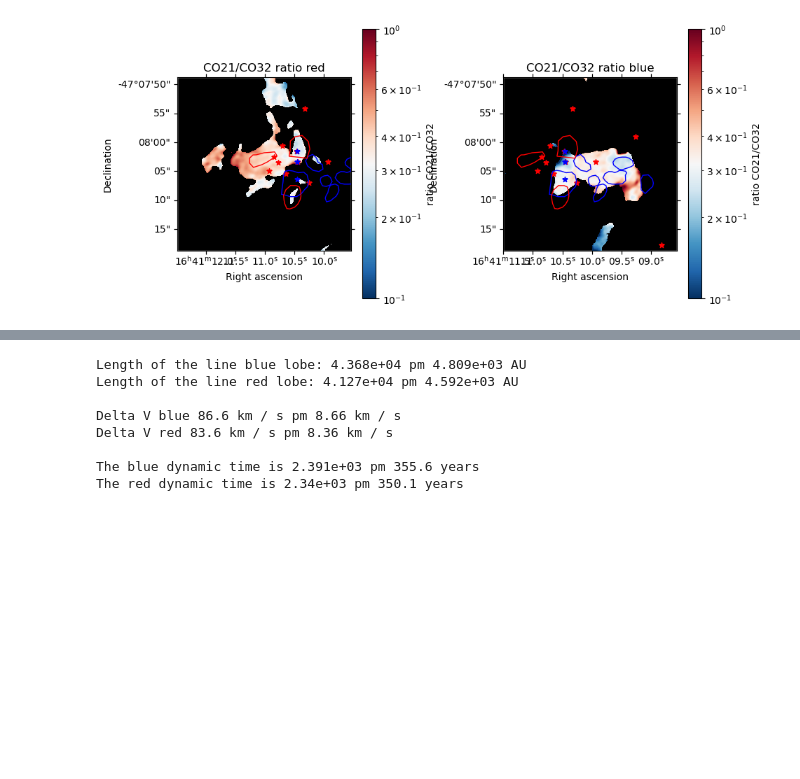
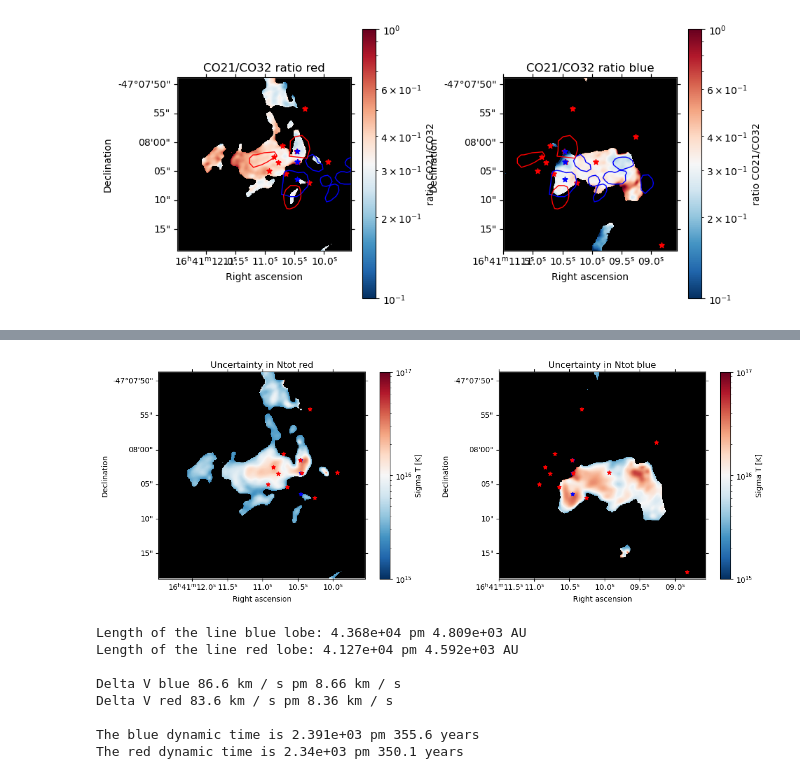
Before and after one commit to femkeballieux/master_project_2, a Jupyter notebook: code/LTERadtrans_RotDiagram_G337.92.ipynb, the cells around one changed output, grey strips where cells are left out. Saved outputs shown, nothing was run; the diff lists cells and outputs as text; code cells hidden in the pictures; blank space fills up the shorter version.

```diff
--- a/code/LTERadtrans_RotDiagram_G337.92.ipynb
+++ b/code/LTERadtrans_RotDiagram_G337.92.ipynb
@@ -343,3 +380,19 @@ N_B6_CO_red_behaved = np.copy(N_B6_CO_red)
 N_B6_CO_red_behaved[np.logical_not(temp_behaved_mask_CO_red)] = np.nan
 N_B6_CO_blue_behaved = np.copy(N_B6_CO_blue)
 N_B6_CO_blue_behaved[np.logical_not(temp_behaved_mask_CO_blue)] = np.nan
+# %%
+"""
+Uncertainty in coldens
+We do propagation of errors on the formula for Ntot. 3 parameters that are uncertain: N_u, Tk en Z.
+Ignore uncertainty on Z, do standard prop of errors on N_u and Tk.
+"""
+
+sigma_Ntot_B6_red = np.sqrt((N_tot(sigma_coldens_B6_red, g_B6, Z_CO_red, Eu_B6_CO, Tk_CO_red))**2 + (N_B6_CO_red*Eu_B6_CO*sigma_Tk_red/(g_B6*Tk_CO_red**2))**2)
+sigma_Ntot_B6_blue = np.sqrt((N_tot(sigma_coldens_B6_blue, g_B6, Z_CO_blue, Eu_B6_CO, Tk_CO_blue))**2 + (N_B6_CO_blue*Eu_B6_CO*sigma_Tk_blue/(g_B6*Tk_CO_blue**2))**2)
+
+sigma_Ntot_B6_red_behaved = np.copy(sigma_Ntot_B6_red)
+sigma_Ntot_B6_red_behaved[np.logical_not(temp_behaved_mask_CO_red)] = np.nan
+sigma_Ntot_B6_blue_behaved = np.copy(sigma_Ntot_B6_blue)
+sigma_Ntot_B6_blue_behaved[np.logical_not(temp_behaved_mask_CO_blue)] = np.nan
+
+print('sigma N red:', np.mean(sigma_Ntot_B6_red_behaved[~np.isnan(sigma_Ntot_B6_red_behaved)]), 'sigma N blue:', np.mean(sigma_Ntot_B6_blue_behaved[~np.isnan(sigma_Ntot_B6_blue_behaved)]))
@@ -515,3 +626,59 @@ plt.savefig(path+'plots/ratio_flux.png', bbox_inches='tight')
+# %%
+"""
+Plot the sigma on uncertainty
+
+"""
+
+#required to plot the colorbars
+norm_ratio_sigma_N = mpl.colors.LogNorm(vmin=1e15, vmax=1e17)
+sm_ratio_sigma_N = cm.ScalarMappable(norm=norm_ratio_sigma_N, cmap=cmap)
+
+#trying to figure out why some spots disappear/are very high
+fig, ax = plt.subplots(1,2, figsize=(15,5), subplot_kw={'projection': wcs_B6_red}) #size horizontal: 20,9.5
+
+#ratio red
+ax[0].imshow(sigma_Ntot_B6_red_behaved.value, origin='lower', cmap='RdBu_r', norm=norm_ratio_sigma_N)
+ax[0].set_facecolor('black')
+ax[0].set_title('Uncertainty in Ntot red')
+ax[0].set_xlabel('Right ascension')
+ax[0].set_ylabel('Declination')
+v.add_beam(ax=ax[0],major=beam_major, minor=beam_minor, angle=beam_pa, color='none', edgecolor='black')
+ax[0].set_xlim(300, 600)
+ax[0].set_ylim(300, 600)
+v.add_scalebar(ax[0], length=1*u.arcsec, label=f"1\" / {((1*u.arcsec).to(u.rad)*d.to(u.pc)).value:.2} pc")
+fig.colorbar(mappable=sm_ratio_sigma_N, ax=ax[0], label='Sigma T [K]')
+
+#ratio blue
+ax[1].imshow(sigma_Ntot_B6_blue_behaved.value, origin='lower', cmap='RdBu_r', norm=norm_ratio_sigma_N)
+ax[1].set_facecolor('black')
+ax[1].set_title('Uncertainty in Ntot blue')
+ax[1].set_xlabel('Right ascension')
+ax[1].set_ylabel('Declination')
+v.add_beam(ax=ax[1],major=beam_major, minor=beam_minor, angle=beam_pa, color='none', edgecolor='black')
+ax[1].set_xlim(400, 700)
+ax[1].set_ylim(300, 600)
+v.add_scalebar(ax[1], length=1*u.arcsec, label=f"1\" / {((1*u.arcsec).to(u.rad)*d.to(u.pc)).value:.2} pc")
+fig.colorbar(mappable=sm_ratio_sigma_N, ax=ax[1], label='Sigma T [K]')
+
+
+ax[0].scatter(hot_cores_RA, hot_cores_DEC, transform=ax[0].get_transform('fk5'), s=30,
+           color='blue', marker='*', label='Hot cores')
+ax[1].scatter(hot_cores_RA, hot_cores_DEC, transform=ax[1].get_transform('fk5'), s=30,
+           color='blue', marker='*', label='Hot cores')
+
+ax[0].scatter(all_cores_coords.ra, all_cores_coords.dec, transform=ax[0].get_transform('fk5'), s=30,
+              color='red', marker='*', label='All cores', zorder=100)
+ax[1].scatter(all_cores_coords.ra, all_cores_coords.dec, transform=ax[1].get_transform('fk5'), s=30,
+                color='red', marker='*', label='All cores')
+for region in regions:
+    pixel_region = region.to_pixel(wcs_B7_red)
+    pixel_region.plot(ax=ax[0], linewidth=1)
+    pixel_region.plot(ax=ax[1], linewidth=1)
+
+# plt.subplots_adjust(wspace=0.5)
+# plt.savefig(path+'plots/ratio_flux.png', bbox_inches='tight')
+# %% [output]
+[figure, added]
 # %%
 # Create a figure and axes
 fig, ax = plt.subplots(figsize=(10,10), subplot_kw={'projection': wcs_B6_red}) #size horizontal: 20,9.5
```
Also changed, not shown: parts of 4 cells of this notebook, 5 other files.
